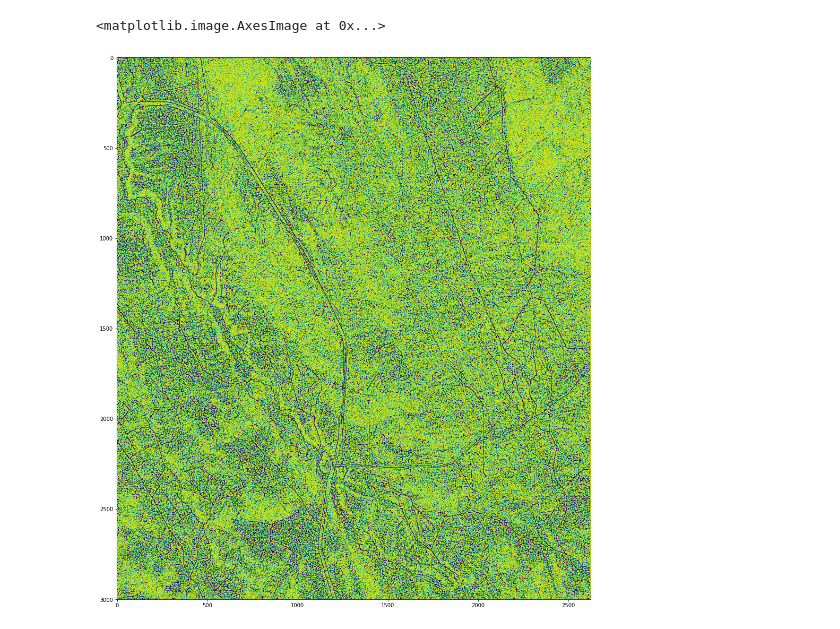
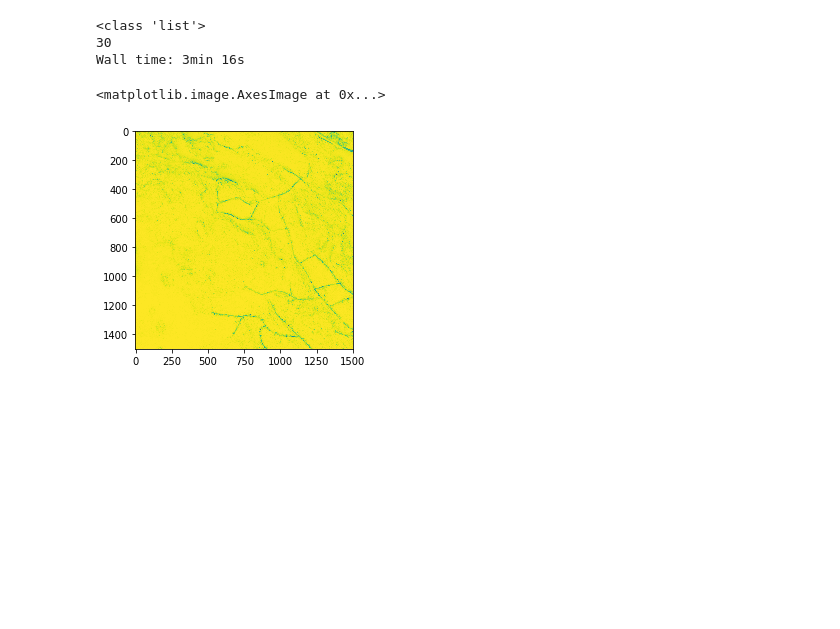
Before and after one commit to jonatan-flyckt/bachelors-thesis-playground, a Jupyter notebook: feature_creation.ipynb, the cells around one changed output. Drawn from its saved outputs; the diff is of its cells as text; code cells hidden in the pictures; blank space fills up the shorter version.

```diff
--- a/feature_creation.ipynb
+++ b/feature_creation.ipynb
@@ -13,26 +10,25 @@ FileNotFoundError: [Errno 2] No such file or directory: './raw_features/3_slope.
 # %%
 import datetime
 def load_raw(zone_number, chunk_size=(800,800)):
-    labels = np.load(f"./raw_features/{zone_number}_label.npy")
-    hpmf = np.load(f"./raw_features/{zone_number}_hpmf.npy")
-    skyview = np.load(f"./raw_features/{zone_number}_skyview.npy")
-    impundment = np.load(f"./raw_features/{zone_number}_impoundment.npy")
-    slope = np.load(f"./raw_features/{zone_number}_slope.npy")
-
-    data_frame = pd.DataFrame({"label_raw":      labels.reshape(-1),
+    labels = np.load(f"./raw_features/Labels3m_{zone_number}.npy")
+    hpmf = np.load(f"./raw_features/HPMF_{zone_number}.npy")
+    skyview = np.load(f"./raw_features/SkyViewFactor_{zone_number}.npy")
+    impundment = np.load(f"./raw_features/Impoundment_{zone_number}.npy")
+    slope = np.load(f"./raw_features/Slope_{zone_number}.npy")
+    data_frame = pd.DataFrame({"label_3m":      labels.reshape(-1),
                                "hpmf_raw" :      hpmf.reshape(-1),
                                "skyview_raw":    skyview.reshape(-1),
                                "impundment_raw": impundment.reshape(-1),
                                "slope_raw":      slope.reshape(-1)
                               })
 
-    print("starting:",datetime.datetime.now())
+    print("starting-skyview:", datetime.datetime.now())
 
     # Skyview
     # Manualy made
     data_frame["conic_mean"] = fs.conicMean(skyview, 5 , 0.975).reshape(-1)
     data_frame["skyview_non_ditch"] = fs.skyViewNonDitchAmplification(skyview).reshape(-1)
-    data_frame["skyview_gabor"] = slowHelpers.skyViewGabor(skyview).reshape(-1)
+    data_frame["skyview_gabor"] = fs.skyViewGabor(skyview).reshape(-1)
 
     # Mass produced
     data_frame["skyview_mean_2"] = d_gf(da.from_array(skyview, chunks=chunk_size), np.nanmean, footprint=fs.create_circular_mask(2)).compute(scheduler='processes').reshape(-1)
@@ -45,9 +41,9 @@ def load_raw(zone_number, chunk_size=(800,800)):
     data_frame["skyview_median_6"] = d_gf(da.from_array(skyview, chunks=chunk_size), np.nanmedian, footprint=fs.create_circular_mask(6)).compute(scheduler='processes').reshape(-1)
 
     data_frame["skyview_std_6"] = d_gf(da.from_array(skyview, chunks=chunk_size), np.nanstd, footprint=fs.create_circular_mask(6)).compute(scheduler='processes').reshape(-1)
-    print("skew-s:",datetime.datetime.now())
     data_frame["skyview_skew_2"] = d_gf(da.from_array(skyview, chunks=chunk_size), np.nanstd, footprint=fs.create_circular_mask(2)).compute(scheduler='processes').reshape(-1)
-    print("skew-d:", datetime.datetime.now())
+
+    print("starting-impoundment:", datetime.datetime.now())
 
     # Impoundment
     # Manualy made
@@ -68,10 +64,12 @@ def load_raw(zone_number, chunk_size=(800,800)):
 
     data_frame["impundment_skew_2"] = d_gf(da.from_array(impundment, chunks=chunk_size), np.nanstd, footprint=fs.create_circular_mask(2)).compute(scheduler='processes').reshape(-1)
 
+
+    print("starting-hpmf:", datetime.datetime.now())
     # Hpmf
     # Manualy made
     data_frame["hpmf_filter"] = fs.hpmfFilter(hpmf).reshape(-1)
-    data_frame["hpmf_gabor"] = slowHelpers.skyViewGabor(hpmf).reshape(-1)
+    data_frame["hpmf_gabor"] = fs.skyViewGabor(hpmf).reshape(-1)
 
     # Mass produced
     data_frame["hpmf_mean_2"] = d_gf(da.from_array(hpmf, chunks=chunk_size), np.nanmean, footprint=fs.create_circular_mask(2)).compute(scheduler='processes').reshape(-1)
@@ -87,7 +85,7 @@ def load_raw(zone_number, chunk_size=(800,800)):
 
     data_frame["hpmf_skew_2"] = d_gf(da.from_array(hpmf, chunks=chunk_size), np.nanstd, footprint=fs.create_circular_mask(2)).compute(scheduler='processes').reshape(-1)
 
-
+    print("starting-slope:", datetime.datetime.now())
     # Slope
     # Manualy made
     data_frame["slope_non_ditch"] = fs.slopeNonDitchAmplification(slope).reshape(-1)
@@ -116,6 +143,0 @@ Wall time: 1h 17min 23s
-# %%
-plt.figure(num=None, figsize=(16,22), facecolor='w', edgecolor='k')
-plt.imshow(zone_3["impundment_skew_2"].values.reshape((3000,2625)))
-# %% [output]
-<matplotlib.image.AxesImage at 0x...>
-[figure, removed]
@@ -124,0 +144,15 @@ zone_3 = pd.read_pickle("zone_3.pickle")
+# %%
+%%time
+zone_with_features =load_raw(4)
+
+zone_with_features.to_pickle("zone_4.pickle")
+#zone_with_features = None
+# %% [output]
+<class 'list'>
+30
+Wall time: 3min 16s
+# %%
+plt.imshow(zone_with_features["skyview_raw"].values.reshape((1500,1500)))
+# %% [output]
+<matplotlib.image.AxesImage at 0x...>
+[figure, added]
```
Also changed, not shown: parts of 10 cells of this notebook, 1 other file.
